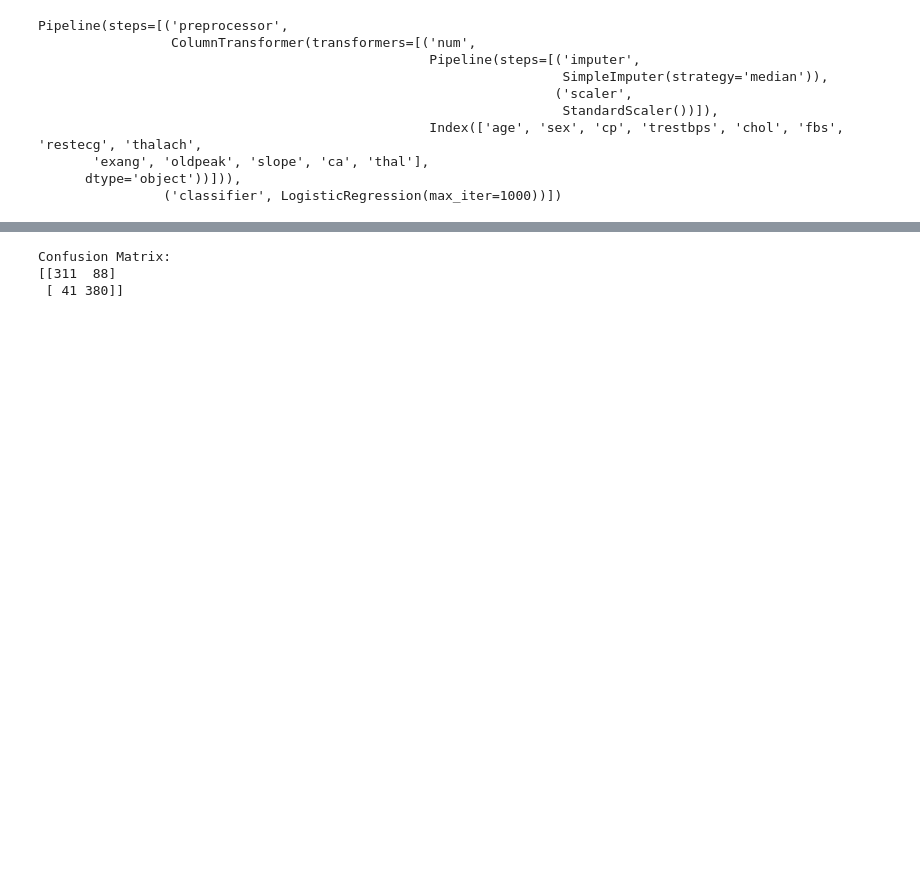
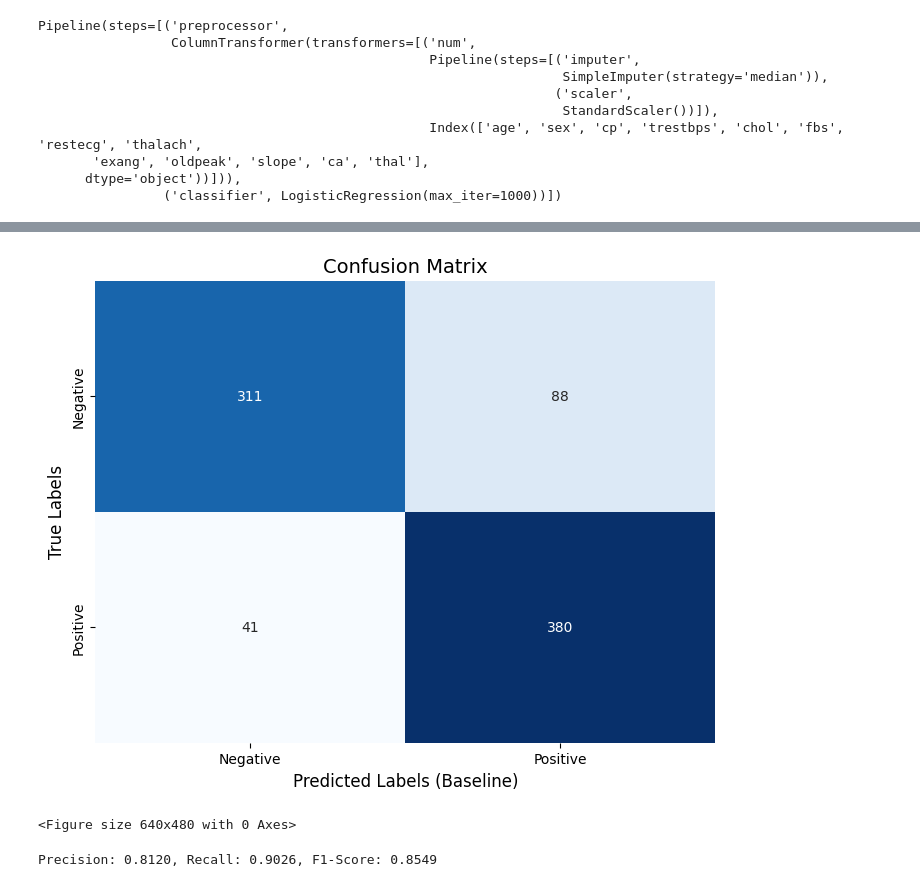
Before and after one commit to Uvlazhnitel/Credit-Card-Fraud-Detection, a Jupyter notebook: notebooks/02_baseline_model.ipynb, the cells around one changed output, grey strips where cells are left out. Saved outputs shown, nothing was run; the diff lists cells and outputs as text; code cells hidden in the pictures; blank space fills up the shorter version.

Commit message:
Add baseline PNG reports for model evaluation

```diff
--- a/notebooks/02_baseline_model.ipynb
+++ b/notebooks/02_baseline_model.ipynb
@@ -10,10 +13,12 @@ TEST_SIZE = 0.2
 PROJECT_ROOT = Path("..").resolve()
 DATA_RAW = PROJECT_ROOT / "data" / "raw"
 SPLITS_DIR = PROJECT_ROOT / "data" / "splits"
+REPORTS_DIR = PROJECT_ROOT / "reports"
 
 # Ensure the directory exists
 DATA_RAW.mkdir(parents=True, exist_ok=True)
 SPLITS_DIR.mkdir(parents=True, exist_ok=True)
+REPORTS_DIR.mkdir(parents=True, exist_ok=True)
 
 # Check if the file exists before reading
 csv_file = DATA_RAW / "heart.csv"
@@ -97,10 +84,25 @@ y_pred = cross_val_predict(model, X_train, y_train, cv=skf)
-# %%
-from sklearn.metrics import confusion_matrix
-
-cm = confusion_matrix(y_train, y_pred)
-print("Confusion Matrix:")
-print(cm)
-# %% [output]
-Confusion Matrix:
-[[311  88]
- [ 41 380]]
+# %%
+import seaborn as sns
+import matplotlib.pyplot as plt
+
+# Assuming y_train and y_pred are already defined
+cm = confusion_matrix(y_train, y_pred)
+
+# Create a heatmap for the confusion matrix
+plt.figure(figsize=(8, 6))
+sns.heatmap(cm, annot=True, fmt="d", cmap="Blues", cbar=False, xticklabels=["Negative", "Positive"], yticklabels=["Negative", "Positive"])
+plt.xlabel("Predicted Labels (Baseline)", fontsize=12)
+plt.ylabel("True Labels", fontsize=12)
+plt.title("Confusion Matrix", fontsize=14)
+plt.show()
+
+plt.savefig(REPORTS_DIR / "cm_baseline.png")
+# %% [output]
+[figure, added]
+<Figure size 640x480 with 0 Axes>
+# %%
+
+prec, rec, f1 = precision_score(y_train, y_pred), recall_score(y_train, y_pred), f1_score(y_train, y_pred)
+print(f"Precision: {prec:.4f}, Recall: {rec:.4f}, F1-Score: {f1:.4f}")
+# %% [output]
+Precision: 0.8120, Recall: 0.9026, F1-Score: 0.8549
```
Also changed, not shown: parts of 3 cells of this notebook, 2 other files.
